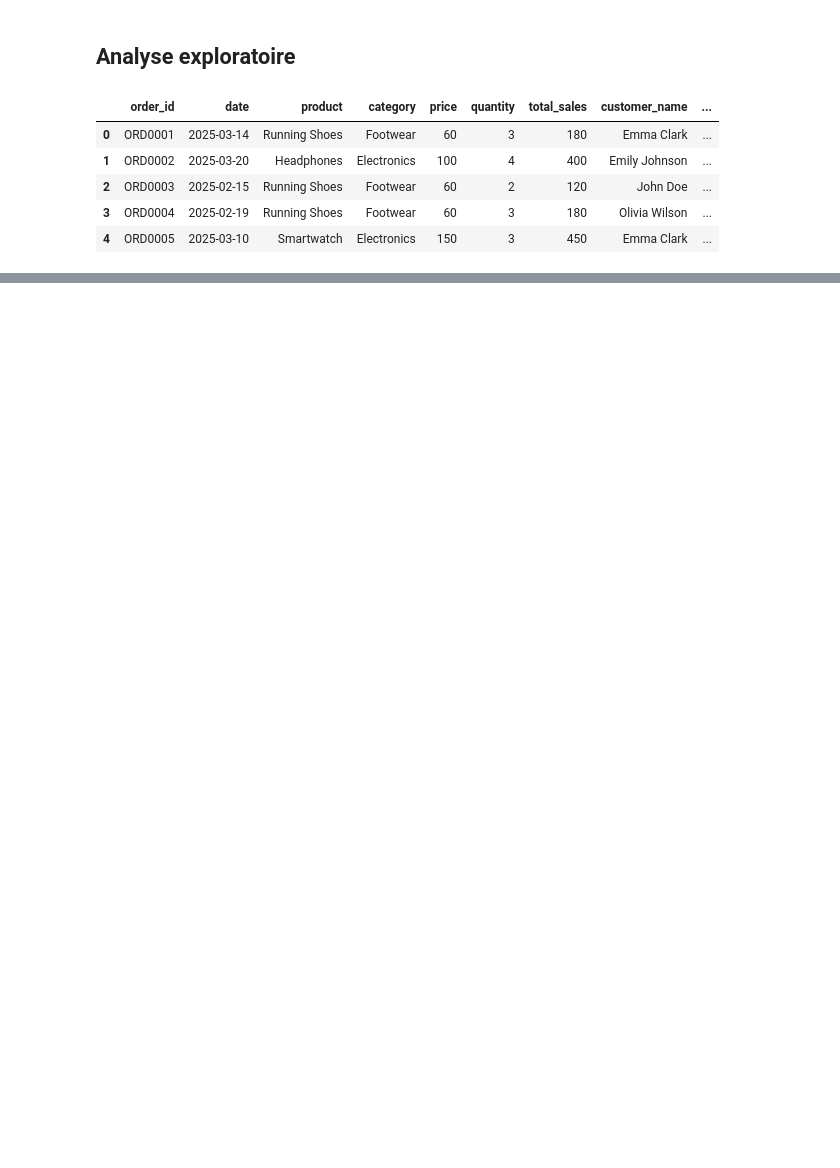
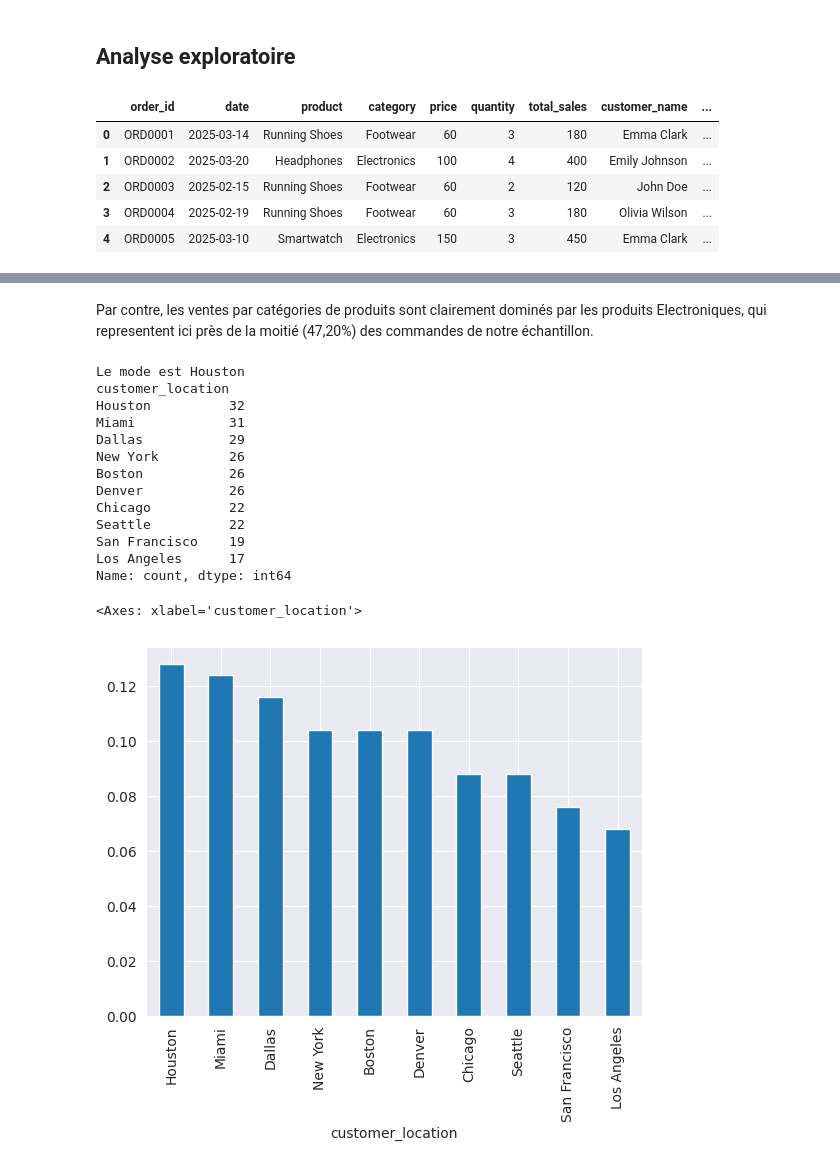
Before and after one commit to chanwinharold/Amazon_Sales, a Jupyter notebook: notebooks/02_exploratory_analysis.ipynb, the cells around one changed output, grey strips where cells are left out. Saved outputs shown, nothing was run; the diff lists cells and outputs as text; code cells hidden in the pictures; blank space fills up the shorter version.

```diff
--- a/notebooks/02_exploratory_analysis.ipynb
+++ b/notebooks/02_exploratory_analysis.ipynb
@@ -18,0 +63,23 @@ data.head()
+# %% [markdown]
+Par contre, les ventes par catégories de produits sont clairement dominés par les produits Electroniques, qui representent ici près de la moitié (47,20%) des commandes de notre échantillon.
+# %%
+# variable customer_location
+print("Le mode est", data['customer_location'].mode()[0])
+print(data['customer_location'].value_counts())
+data['customer_location'].value_counts(normalize=True).plot(kind='bar')
+# %% [output]
+Le mode est Houston
+customer_location
+Houston          32
+Miami            31
+Dallas           29
+New York         26
+Boston           26
+Denver           26
+Chicago          22
+Seattle          22
+San Francisco    19
+Los Angeles      17
+Name: count, dtype: int64
+<Axes: xlabel='customer_location'>
+[figure, added]
```
Also changed, not shown: parts of 18 cells of this notebook.
